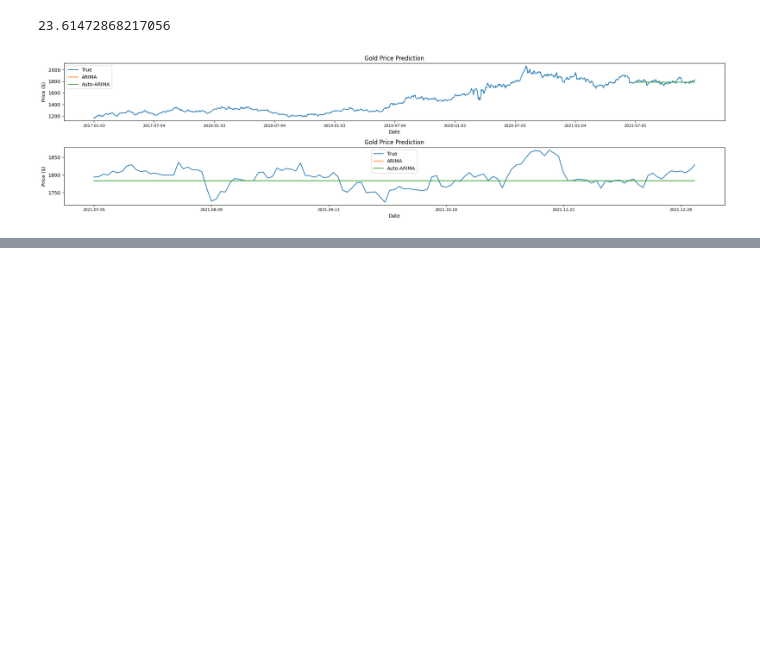
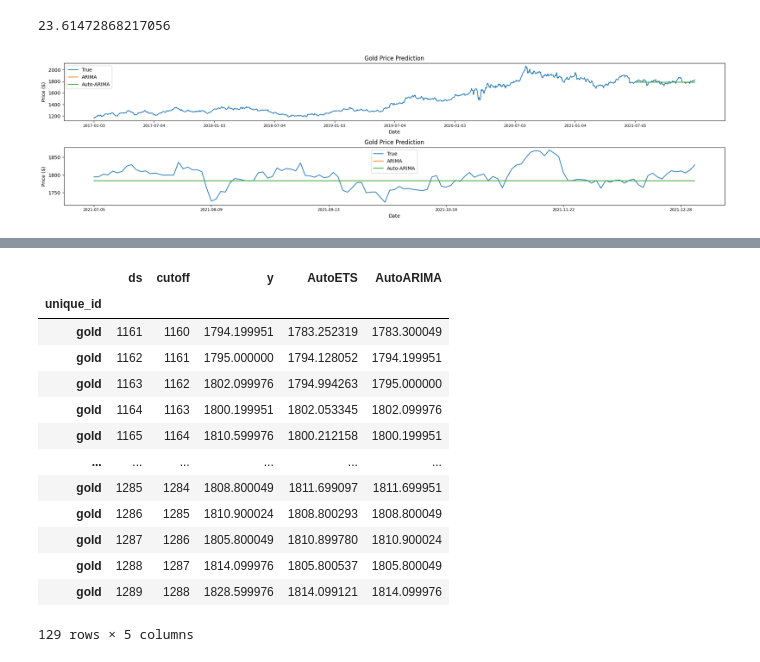
Before and after one commit to SLCFLAB/DL-Forecasting, a Jupyter notebook: 금융연수원/TimeSeriesPractice.ipynb, the cells around one changed output, grey strips where cells are left out. Cells and saved outputs as stored; diff of their text form; code cells hidden in the pictures; blank space fills up the shorter version.

```diff
--- a/금융연수원/TimeSeriesPractice.ipynb
+++ b/금융연수원/TimeSeriesPractice.ipynb
@@ -515,0 +544,17 @@ plt.show()
+# %%
+data_sf
+# %% [output]
+|  | ds | cutoff | y | AutoETS | AutoARIMA |
+| unique_id |  |  |  |  |  |
+| gold | 1161 | 1160 | 1794.199951 | 1783.252319 | 1783.300049 |
+| gold | 1162 | 1161 | 1795.000000 | 1794.128052 | 1794.199951 |
+| gold | 1163 | 1162 | 1802.099976 | 1794.994263 | 1795.000000 |
+| gold | 1164 | 1163 | 1800.199951 | 1802.053345 | 1802.099976 |
+| gold | 1165 | 1164 | 1810.599976 | 1800.212158 | 1800.199951 |
+| ... | ... | ... | ... | ... | ... |
+| gold | 1285 | 1284 | 1808.800049 | 1811.699097 | 1811.699951 |
+| gold | 1286 | 1285 | 1810.900024 | 1808.800293 | 1808.800049 |
+| gold | 1287 | 1286 | 1805.800049 | 1810.899780 | 1810.900024 |
+| gold | 1288 | 1287 | 1814.099976 | 1805.800537 | 1805.800049 |
+| gold | 1289 | 1288 | 1828.599976 | 1814.099121 | 1814.099976 |
+129 rows × 5 columns
```
Also changed, not shown: parts of 12 cells of this notebook.
